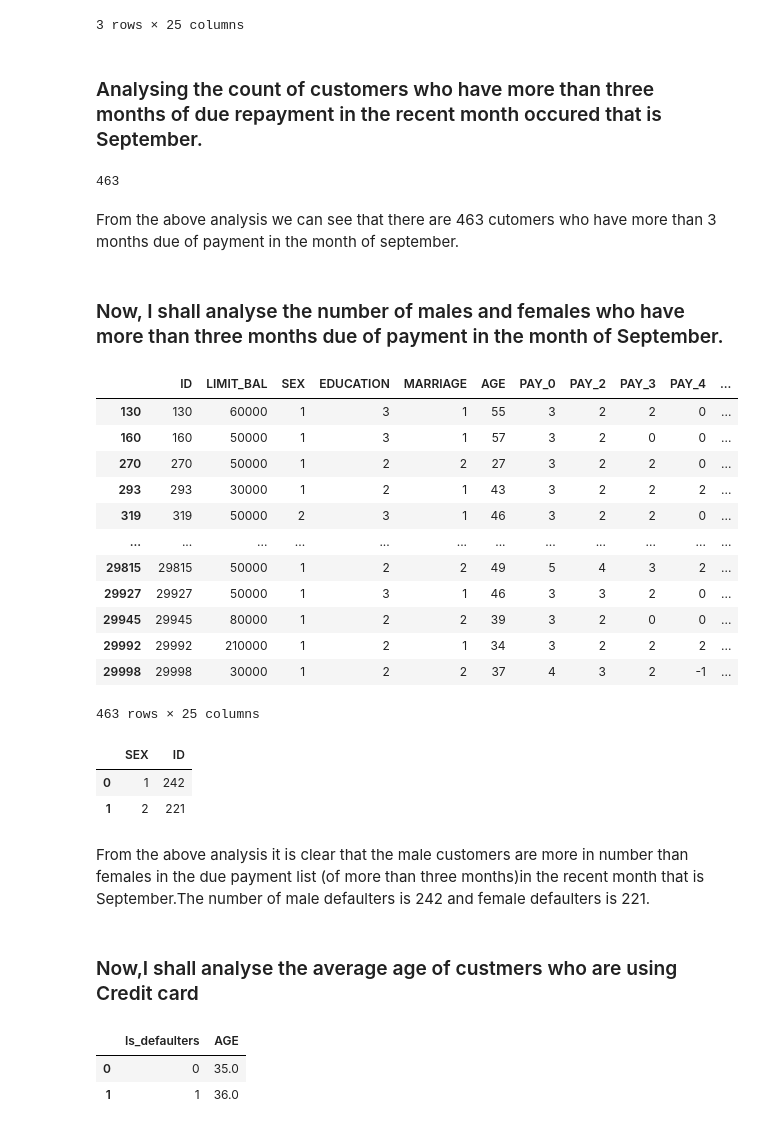
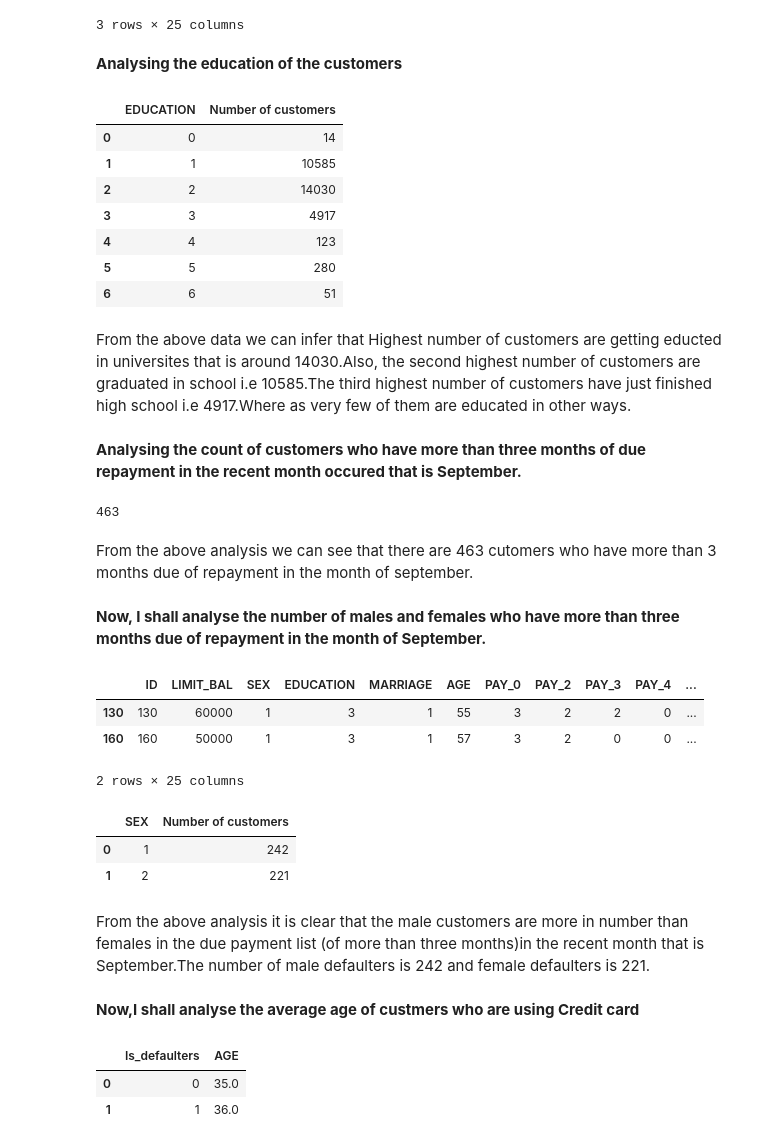
Before and after one commit to 1991Ab/Capstone-Project-3-Credit-Card-Default-Prediction, a Jupyter notebook: DefaultCreditCcard_Individual.ipynb, the cells around one changed output. Drawn from its saved outputs; the diff is of its cells as text; code cells hidden in the pictures.

```diff
--- a/DefaultCreditCcard_Individual.ipynb
+++ b/DefaultCreditCcard_Individual.ipynb
@@ -260,3 +260,7 @@ The above code shows the description of each variables in the dataset.
 *Default.payment.next.month: Default payment (1=yes, 0=no)
 # %% [markdown]
 ### Check Unique Values for each variable.
+# %%
+df.columns = df.iloc[0]
+print(df.columns)
+df.drop(labels= 0, axis = 0, inplace = True)
@@ -304,43 +315,49 @@ df_new.head(3)
 # %%
 #Renaming the target variable for the ease of use
 df.rename(columns = {'default payment next month': 'Is_defaulters'}, inplace = True)
+# %% [markdown]
+**Analysing the education of the customers**
+# %%
+df.groupby("EDUCATION")["ID"].count().reset_index().rename(columns={"ID" : "Number of customers"})
+# %% [output]
+|  | EDUCATION | Number of customers |
+| 0 | 0 | 14 |
+| 1 | 1 | 10585 |
+| 2 | 2 | 14030 |
+| 3 | 3 | 4917 |
+| 4 | 4 | 123 |
+| 5 | 5 | 280 |
+| 6 | 6 | 51 |
+# %% [markdown]
+From the above data we can infer that Highest number of customers are getting educted in universites that is around 14030.Also, the second highest number of customers are graduated in school i.e 10585.The third highest number of customers have just finished high school i.e 4917.Where as very few of them are educated in other ways.
 # %% [markdown]
-### Analysing the count of customers who have more than three months of due repayment in the recent month occured that is September.
+**Analysing the count of customers who have more than three months of due repayment in the recent month occured that is September.**
 # %%
 len(df[df["PAY_0"] >=3])
 # %% [output]
 463
 # %% [markdown]
-From the above analysis we can see that there are 463 cutomers who have more than 3 months due of payment in the month of september.
+From the above analysis we can see that there are 463 cutomers who have more than 3 months due of repayment in the month of september.
 # %% [markdown]
-### Now, I shall analyse the number of males and females who have more than three months due of payment in the month of September.
+**Now, I shall analyse the number of males and females who have more than three months due of repayment in the month of September.**
 # %%
 due_september=df[df["PAY_0"]>=3]
-due_september
+due_september.head(2)
 # %% [output]
 |  | ID | LIMIT_BAL | SEX | EDUCATION | MARRIAGE | AGE | PAY_0 | PAY_2 | PAY_3 | PAY_4 | ... |
 | 130 | 130 | 60000 | 1 | 3 | 1 | 55 | 3 | 2 | 2 | 0 | ... |
 | 160 | 160 | 50000 | 1 | 3 | 1 | 57 | 3 | 2 | 0 | 0 | ... |
-| 270 | 270 | 50000 | 1 | 2 | 2 | 27 | 3 | 2 | 2 | 0 | ... |
-| 293 | 293 | 30000 | 1 | 2 | 1 | 43 | 3 | 2 | 2 | 2 | ... |
-| 319 | 319 | 50000 | 2 | 3 | 1 | 46 | 3 | 2 | 2 | 0 | ... |
-| ... | ... | ... | ... | ... | ... | ... | ... | ... | ... | ... | ... |
-| 29815 | 29815 | 50000 | 1 | 2 | 2 | 49 | 5 | 4 | 3 | 2 | ... |
-| 29927 | 29927 | 50000 | 1 | 3 | 1 | 46 | 3 | 3 | 2 | 0 | ... |
-| 29945 | 29945 | 80000 | 1 | 2 | 2 | 39 | 3 | 2 | 0 | 0 | ... |
-| 29992 | 29992 | 210000 | 1 | 2 | 1 | 34 | 3 | 2 | 2 | 2 | ... |
-| 29998 | 29998 | 30000 | 1 | 2 | 2 | 37 | 4 | 3 | 2 | -1 | ... |
-463 rows × 25 columns
+2 rows × 25 columns
 # %%
-due_september.groupby("SEX")["ID"].count().reset_index()
+due_september.groupby("SEX")["ID"].count().reset_index().rename(columns={"ID" : "Number of customers"})
 # %% [output]
-|  | SEX | ID |
+|  | SEX | Number of customers |
 | 0 | 1 | 242 |
 | 1 | 2 | 221 |
 # %% [markdown]
 From the above analysis it is clear  that the male customers are more in number than females in the due payment list (of more than three months)in the recent month that is September.The number of male defaulters is 242 and female defaulters is 221.
 # %% [markdown]
-### Now,I shall analyse the average age of custmers who are using Credit card
+**Now,I shall analyse the average age of custmers who are using Credit card**
 # %%
 defaulter_age=df.groupby("Is_defaulters")["AGE"].mean().round()
 defaulter_age.reset_index()
```
Also changed, not shown: parts of 15 cells of this notebook.
